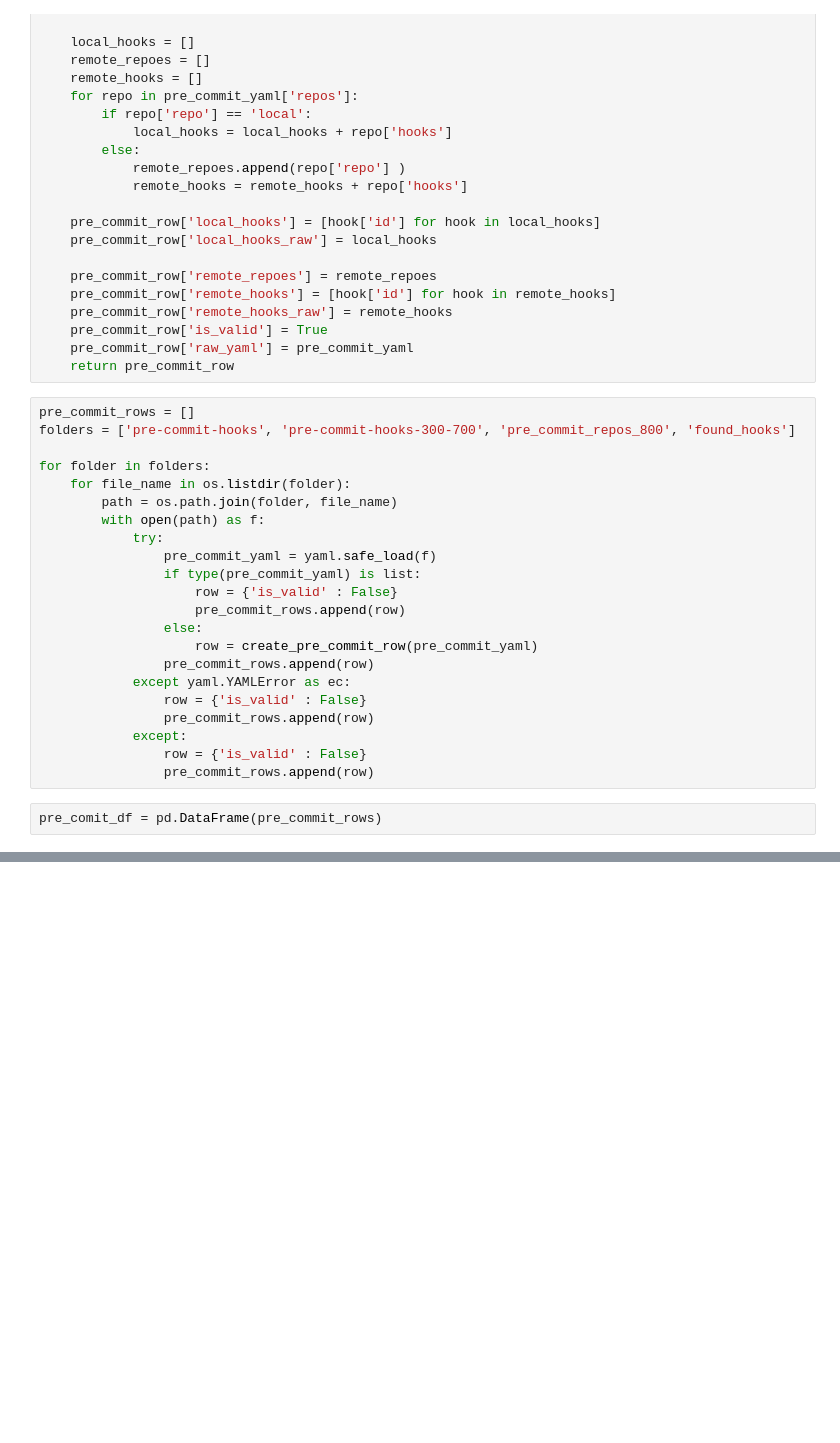
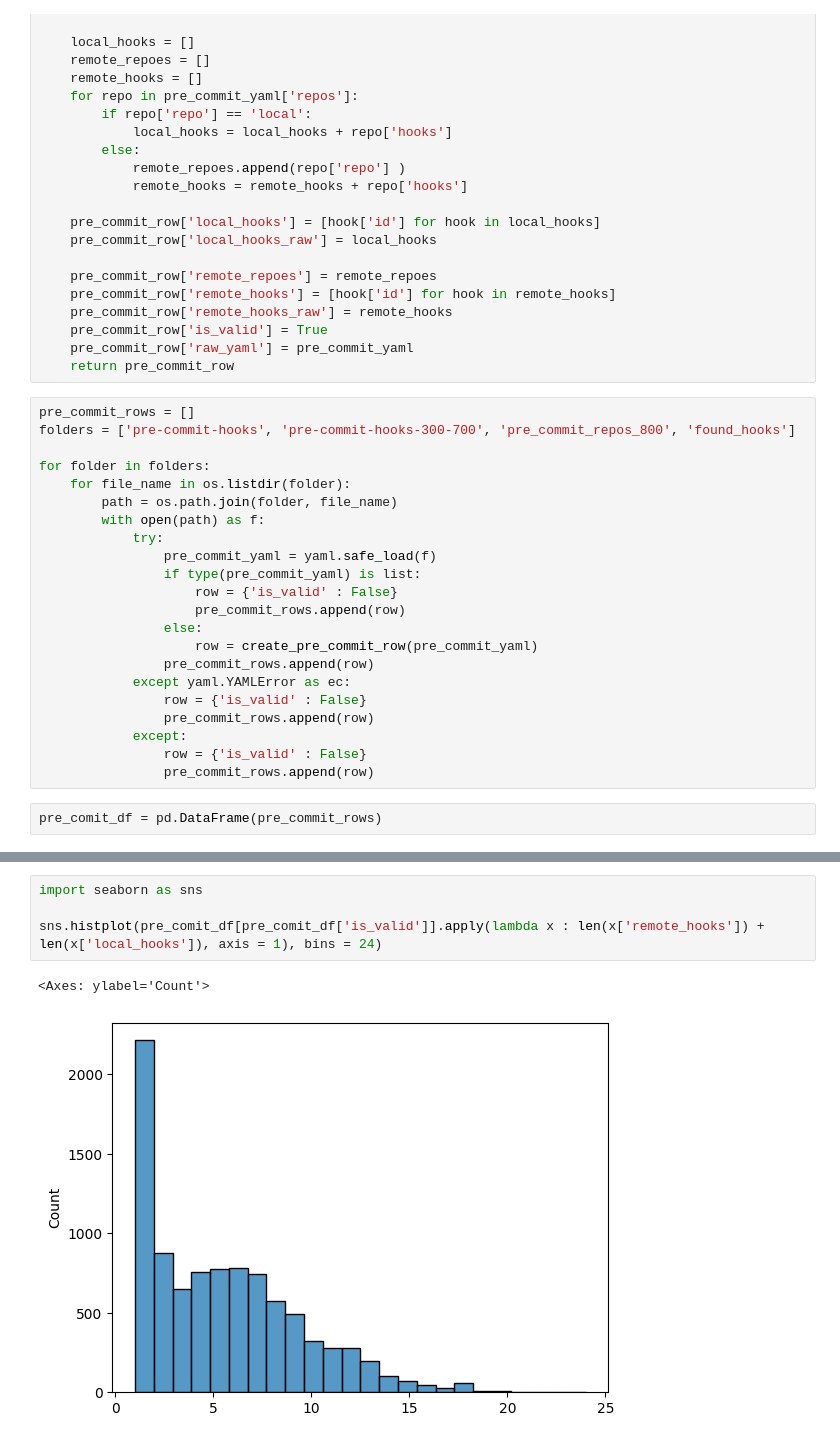
Before and after one commit to dzheng2019/GitHubApiFetcher, a Jupyter notebook: src/pre_commit_parser.ipynb, the cells around one changed output, grey strips where cells are left out. Saved outputs shown, nothing was run; the diff lists cells and outputs as text; blank space fills up the shorter version.

```diff
--- a/src/pre_commit_parser.ipynb
+++ b/src/pre_commit_parser.ipynb
@@ -77,0 +73,7 @@ pre_comit_df
+# %%
+import seaborn as sns
+
+sns.histplot(pre_comit_df[pre_comit_df['is_valid']].apply(lambda x : len(x['remote_hooks']) + len(x['local_hooks']), axis = 1), bins = 24)
+# %% [output]
+<Axes: ylabel='Count'>
+[figure, added]
```
Also changed, not shown: parts of 4 cells of this notebook, 2 other files.
